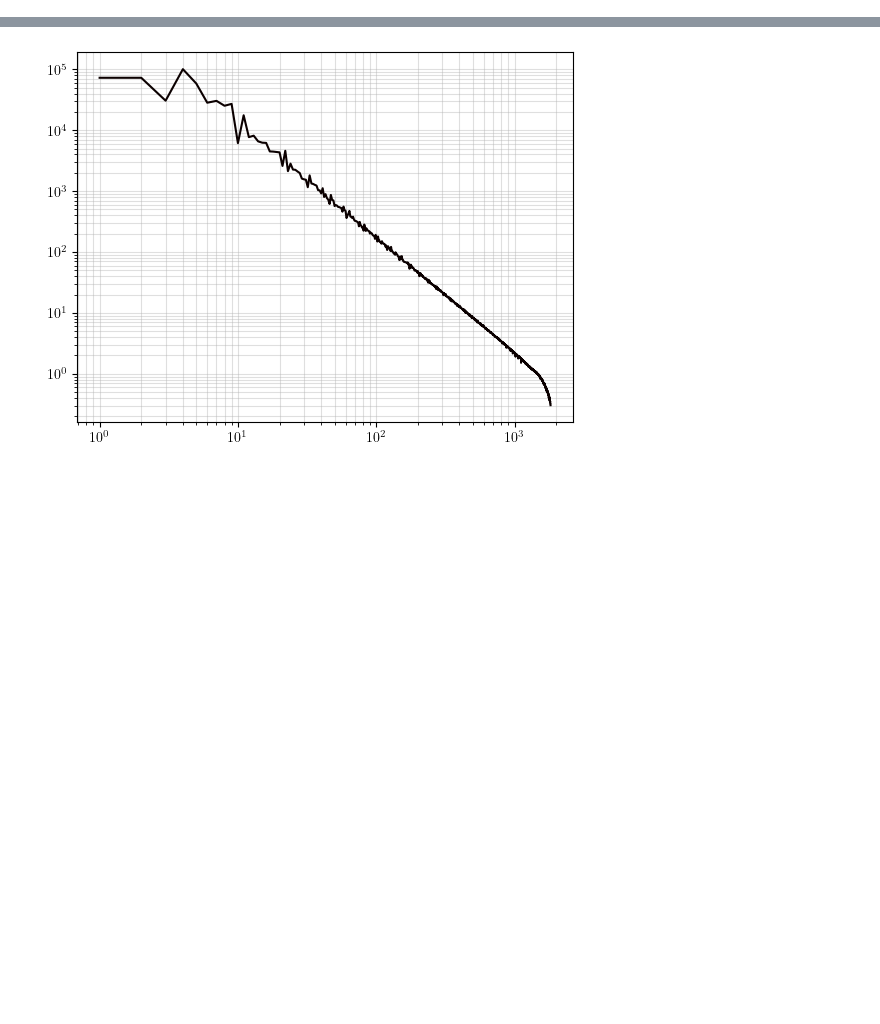
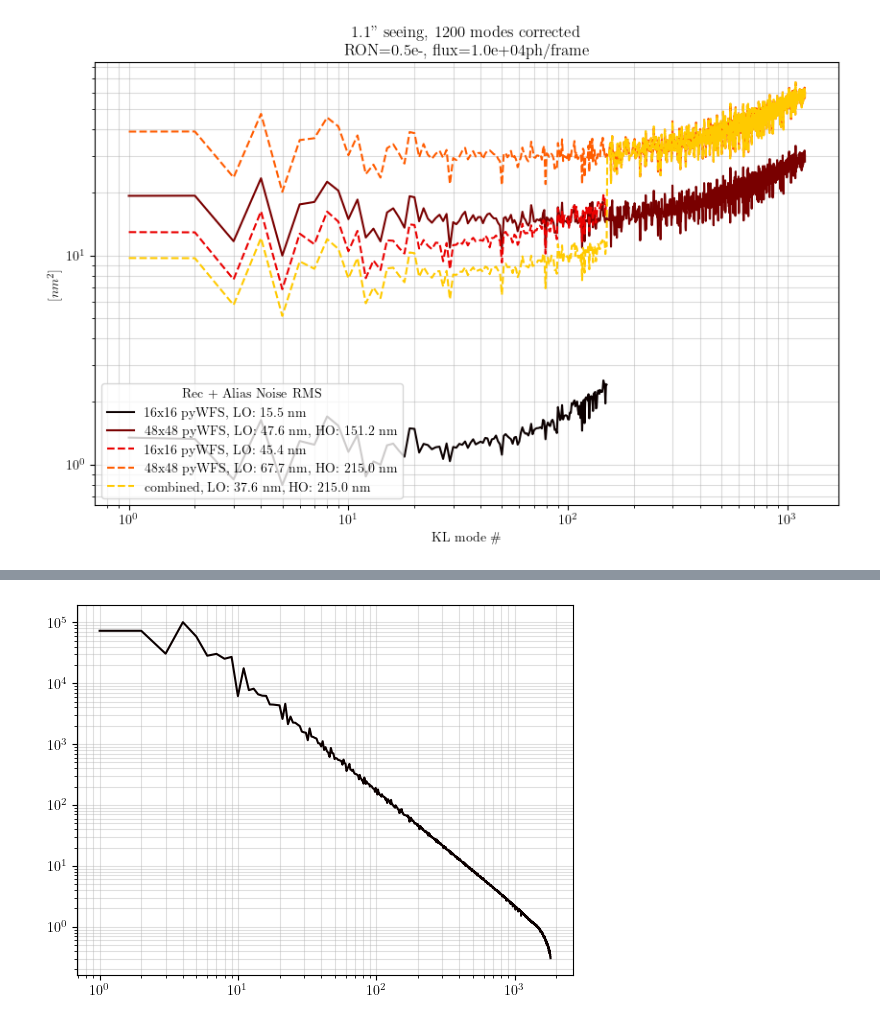
Before and after one commit to Menessao/SPECULA, a Jupyter notebook: config/RISTRETTO/errorBudgetPlots.ipynb, the cells around one changed output, grey strips where cells are left out. Cells and saved outputs as stored; diff of their text form; code cells hidden in the pictures; blank space fills up the shorter version.

```diff
--- a/config/RISTRETTO/errorBudgetPlots.ipynb
+++ b/config/RISTRETTO/errorBudgetPlots.ipynb
@@ -106,0 +121,88 @@ TypeError: get_rec_covariance() missing 1 required positional argument: 'N'
+# %%
+slopes0_LO = fits.getdata(op.join(root_dir,'aliasing',f'pyr0.0_16x16_s{seeing:1.2f}_{N}modes_slopes.fits'))
+slopes1_LO = fits.getdata(op.join(root_dir,'aliasing',f'pyr1.0_16x16_s{seeing:1.2f}_{N}modes_slopes.fits'))
+slopes2_LO = fits.getdata(op.join(root_dir,'aliasing',f'pyr2.0_16x16_s{seeing:1.2f}_{N}modes_slopes.fits'))
+slopes3_LO = fits.getdata(op.join(root_dir,'aliasing',f'pyr3.0_16x16_s{seeing:1.2f}_{N}modes_slopes.fits'))
+rec0_LO = fits.getdata(op.join(root_dir,'rec',f'pyr0.0_16x16_150modes_rec.fits'))
+rec1_LO = fits.getdata(op.join(root_dir,'rec',f'pyr1.0_16x16_150modes_rec.fits'))
+rec2_LO = fits.getdata(op.join(root_dir,'rec',f'pyr2.0_16x16_150modes_rec.fits'))
+rec3_LO = fits.getdata(op.join(root_dir,'rec',f'pyr3.0_16x16_150modes_rec.fits'))
+
+alias_LO = lambda rec,slopes: np.std(rec @ slopes.T,axis=1)#np.sqrt(np.mean(modes**2,axis=1))
+
+alias0_LO = alias_LO(rec0_LO,slopes0_LO)
+alias1_LO = alias_LO(rec1_LO,slopes1_LO)
+alias2_LO = alias_LO(rec2_LO,slopes2_LO)
+alias3_LO = alias_LO(rec3_LO,slopes3_LO)
+
+cov0_LO,_,_,_ = get_rec_covariance(rMod=0,n_subap=16,seeing=seeing,Nphot=Nphot,N=150,RON=RON,res=res)
+cov1_LO,_,_,_ = get_rec_covariance(rMod=1,n_subap=16,seeing=seeing,Nphot=Nphot,N=150,RON=RON,res=res)
+cov2_LO,_,_,_ = get_rec_covariance(rMod=2,n_subap=16,seeing=seeing,Nphot=Nphot,N=150,RON=RON,res=res)
+cov3_LO,_,_,_ = get_rec_covariance(rMod=3,n_subap=16,seeing=seeing,Nphot=Nphot,N=150,RON=RON,res=res)
+
+err0_LO = coverr(cov0_LO,alias0_LO,og0[:150])
+err1_LO = coverr(cov1_LO,alias1_LO,og1[:150])
+err2_LO = coverr(cov2_LO,alias2_LO,og2[:150])
+err3_LO = coverr(cov3_LO,alias3_LO,og3[:150])
+
+fratio = 1
+split = 0.30
+cov0_LOs,_,_,_ = get_rec_covariance(rMod=0,n_subap=16,seeing=seeing,Nphot=Nphot/fratio*split,N=150,RON=RON,res=res)
+err0_LOs = coverr(cov0_LOs,alias0_LO,og0[:150])
+
+cov0s,_,_,_= get_rec_covariance(rMod=0,n_subap=n_subap,seeing=seeing,Nphot=Nphot*(1-split),N=Nmodes,RON=RON,res=res)
+err0s = coverr(cov0s,alias0,og0)
+
+x = np.arange(150)+1
+# plt.figure(figsize=(10,6))
+# plt.loglog(x,err0_LO,label=r'0 $\lambda/D$'+f', RMS: {np.sqrt(np.sum(err0_LO)):1.1f} nm')
+# plt.loglog(x,err1_LO,label=r'1 $\lambda/D$'+f', RMS: {np.sqrt(np.sum(err1_LO)):1.1f} nm')
+# plt.loglog(x,err2_LO,label=r'2 $\lambda/D$'+f', RMS: {np.sqrt(np.sum(err2_LO)):1.1f} nm')
+# plt.loglog(x,err3_LO,label=r'3 $\lambda/D$'+f', RMS: {np.sqrt(np.sum(err3_LO)):1.1f} nm')
+# plt.grid(which='both',alpha=0.45)
+# plt.legend(loc='best',title='$r_{Mod}$')
+# plt.xlabel(r'KL mode \#')
+# plt.ylabel('[$nm^2$]')
+# plt.title(f'{seeing:1.1f}" seeing, {N} modes corrected\n16x16 pyWFS, RON={RON:1.1f}e-, flux={Nphot:1.1e}')
+
+# plt.figure(figsize=(10,6))
+# plt.loglog(x,alias0_LO,label=r'0 $\lambda/D$'+f', RMS: {np.sqrt(np.sum(alias0_LO**2)):1.1f} nm')
+# plt.loglog(x,alias1_LO,label=r'1 $\lambda/D$'+f', RMS: {np.sqrt(np.sum(alias1_LO**2)):1.1f} nm')
+# plt.loglog(x,alias2_LO,label=r'2 $\lambda/D$'+f', RMS: {np.sqrt(np.sum(alias2_LO**2)):1.1f} nm')
+# plt.loglog(x,alias3_LO,label=r'3 $\lambda/D$'+f', RMS: {np.sqrt(np.sum(alias3_LO**2)):1.1f} nm')
+# plt.grid(which='both',alpha=0.45)
+# plt.legend(loc='best',title='$r_{Mod}$')
+# plt.xlabel(r'KL mode \#')
+# plt.ylabel('[$nm^2$]')
+# plt.title(f'{seeing:1.1f}" seeing, {N} modes corrected\n16x16 pyWFS, RON={RON:1.1f}e-, flux={Nphot:1.1e}')
+
+xx = np.arange(1200)+1
+# plt.figure(figsize=(10,6))
+# plt.loglog(xx,og0,label=r'0 $\lambda/D$')
+# plt.loglog(xx,og1,label=r'1 $\lambda/D$')
+# plt.loglog(xx,og2,label=r'2 $\lambda/D$')
+# plt.loglog(xx,og3,label=r'3 $\lambda/D$')
+# plt.grid(which='both',alpha=0.45)
+# plt.legend(loc='best',title='$r_{Mod}$')
+# plt.xlabel(r'KL mode \#')
+# plt.ylabel('[$nm^2$]')
+# plt.title(f'{seeing:1.1f}" seeing, {N} modes corrected\n16x16 pyWFS, RON={RON:1.1f}e-, flux={Nphot:1.1e}')
+# plt.yscale('linear')
+# plt.ylim([0,1])
+
+comb = np.hstack([err0[:len(cov0_LO)]*err0_LO/(err0_LO+err0[:len(err0_LO)]),err0[len(err0_LO):]])
+combs = np.hstack([err0s[:len(cov0_LOs)]*err0_LOs/(err0_LOs+err0s[:len(err0_LO)]),err0s[len(err0_LO):]])
+
+plt.figure(figsize=(10,6))
+plt.loglog(x,err0_LO,label=f'16x16 pyWFS, LO: {np.sqrt(np.sum(err0_LO)):1.1f} nm')
+plt.loglog(xx,err0,label=f'48x48 pyWFS, LO: {np.sqrt(np.sum(err0[:len(err0_LO)])):1.1f} nm, HO: {np.sqrt(np.sum(err0[len(err0_LO):])):1.1f} nm')
+# plt.loglog(xx,comb,label=f'combined,      LO: {np.sqrt(np.sum(comb[:len(err0_LO)])):1.1f} nm, HO: {np.sqrt(np.sum(comb[len(err0_LO):])):1.1f} nm')
+plt.loglog(x,err0_LOs,'--',label=f'16x16 pyWFS, LO: {np.sqrt(np.sum(err0_LOs)):1.1f} nm')
+plt.loglog(xx,err0s,'--',label=f'48x48 pyWFS, LO: {np.sqrt(np.sum(err0s[:len(err0_LO)])):1.1f} nm, HO: {np.sqrt(np.sum(err0s[len(err0_LO):])):1.1f} nm')
+plt.loglog(xx,combs,'--',label=f'combined,      LO: {np.sqrt(np.sum(combs[:len(err0_LO)])):1.1f} nm, HO: {np.sqrt(np.sum(combs[len(err0_LO):])):1.1f} nm')
+plt.grid(which='both',alpha=0.45)
+plt.legend(loc='best',title='Rec + Alias Noise RMS')
+plt.xlabel(r'KL mode \#')
+plt.ylabel('[$nm^2$]')
+plt.title(f'{seeing:1.1f}" seeing, {N} modes corrected\nRON={RON:1.1f}e-, flux={Nphot:1.1e}ph/frame')
+# %% [output]
@@ -106,0 +210 @@ TypeError: get_rec_covariance() missing 1 required positional argument: 'N'
+[figure, added]
```
Also changed, not shown: parts of 11 cells of this notebook, 2 other files.
